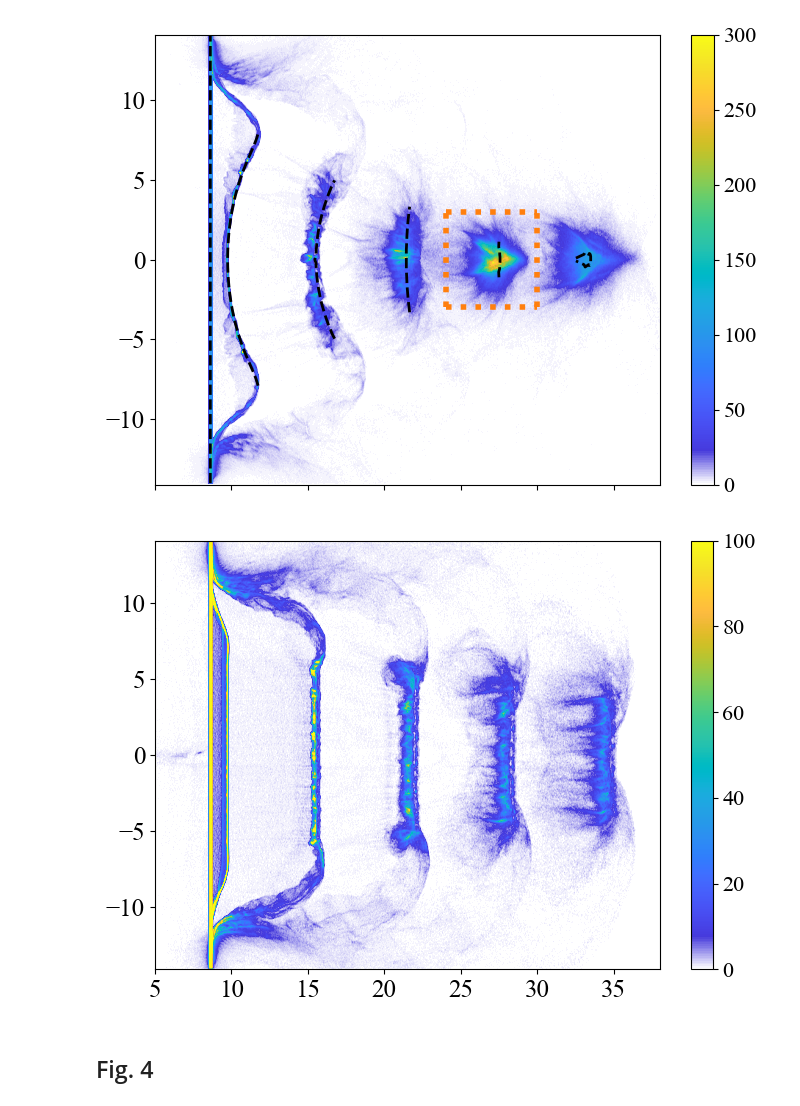
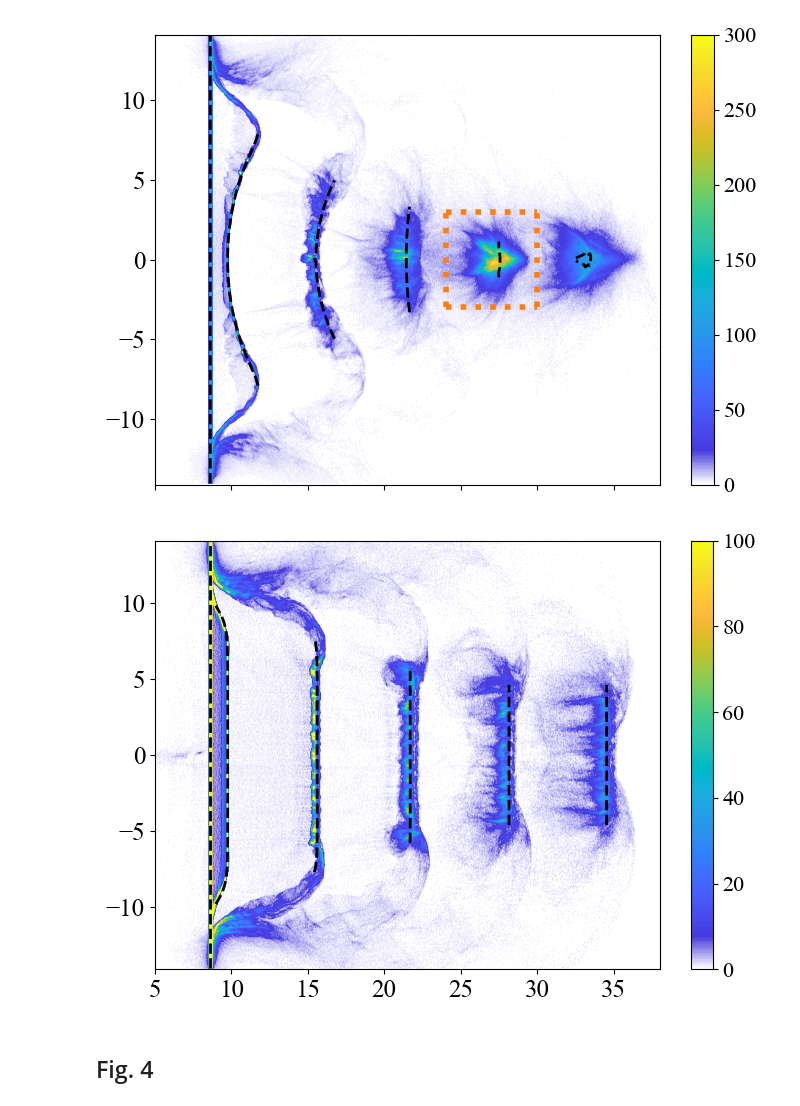
Before and after one commit to kcharbo3/Ideal-Structured-Light-for-Laser-Plasma-Ion-Lensing, a Jupyter notebook: figure_notebook.ipynb, the cells around one changed output. Saved outputs shown, nothing was run; the diff lists cells and outputs as text; code cells hidden in the pictures.

```diff
--- a/figure_notebook.ipynb
+++ b/figure_notebook.ipynb
@@ -316,6 +317,7 @@ w -= 0.0000001
 
 Y, Z, T = np.meshgrid(y, z, t, indexing='ij')
 laser = paraboloid_pulse(Y, Z, T, alpha=.2, spatial_order=6, temporal_order=6)
+laser_sg = paraboloid_pulse(Y, Z, T, alpha=0., spatial_order=6, temporal_order=6)
 # %%
 laser_yx = laser[:, z.size//2, :]
 
@@ -921,6 +923,12 @@ I_paraboloid = convert_laser_to_model_params(laser, y_input_si, z_input_si, t_in
 
 
 I_term_paraboloid = field_term(I_paraboloid)
+
+I_sg = convert_laser_to_model_params(laser_sg, y_input_si, z_input_si, t_input_si, r_range, t_range, T_CLIP,
+                                  laser_start=LASER_START, wavelength_si=WAVELENGTH_SI, E0=E0)
+
+
+I_term_sg = field_term(I_sg)
 # %%
 from scipy.constants import m_p, e, c, epsilon_0, m_e
 
@@ -1084,6 +1092,7 @@ def run_deformable_mirror_model(t_range, r_range, n_particles, n_density, I_term
 # %%
 foil_thickness = d0 * np.ones((n_particles))
 r, x, vx, vr, px, pr, drdr0, dxdr0 = run_deformable_mirror_model(t_range, r_range, n_particles, n_cr_si, I_term_paraboloid, foil_thickness)
+r_sg, x_sg, vx_sg, vr_sg, px_sg, pr_sg, drdr0_sg, dxdr0_sg = run_deformable_mirror_model(t_range, r_range, n_particles, n_cr_si, I_term_sg, foil_thickness)
 # %%
 # === PLOT ===
 plt.figure(figsize=(8, 6))
@@ -1272,57 +1281,76 @@ fig.tight_layout()
 # %%
 # GAUSSIAN
 ts_probe_1 = 2000
-ions = S_gaussian_45pw.Probe(0, "Rho_hydrogen_ions", units=['um', 'fs'], cmap='jet', timesteps = ts_probe_1)
+ions = S_super_gaussian_45pw.Probe(0, "Rho_hydrogen_ions", units=['um', 'fs'], cmap='jet', timesteps = ts_probe_1)
 ions_data_1 = np.array(ions.getData()[0])
 
 ts_probe_2 = 2850
-ions = S_gaussian_45pw.Probe(0, "Rho_hydrogen_ions", units=['um', 'fs'], cmap='jet', timesteps = ts_probe_2)
+ions = S_super_gaussian_45pw.Probe(0, "Rho_hydrogen_ions", units=['um', 'fs'], cmap='jet', timesteps = ts_probe_2)
 ions_data_2 = np.array(ions.getData()[0])
 
 ts_probe_3 = 3700
-ions = S_gaussian_45pw.Probe(0, "Rho_hydrogen_ions", units=['um', 'fs'], cmap='jet', timesteps = ts_probe_3)
+ions = S_super_gaussian_45pw.Probe(0, "Rho_hydrogen_ions", units=['um', 'fs'], cmap='jet', timesteps = ts_probe_3)
 ions_data_3 = np.array(ions.getData()[0])
 
 ts_probe_4 = 4400
-ions = S_gaussian_45pw.Probe(0, "Rho_hydrogen_ions", units=['um', 'fs'], cmap='jet', timesteps = ts_probe_4)
+ions = S_super_gaussian_45pw.Probe(0, "Rho_hydrogen_ions", units=['um', 'fs'], cmap='jet', timesteps = ts_probe_4)
 ions_data_4 = np.array(ions.getData()[0])
 
 
 ts_probe_6 = 5100
-ions = S_gaussian_45pw.Probe(0, "Rho_hydrogen_ions", units=['um', 'fs'], cmap='jet', timesteps = ts_probe_6)
+ions = S_super_gaussian_45pw.Probe(0, "Rho_hydrogen_ions", units=['um', 'fs'], cmap='jet', timesteps = ts_probe_6)
 ions_data_6 = np.array(ions.getData()[0])
 
 
 ts_probe_7 = 5800
-ions = S_gaussian_45pw.Probe(0, "Rho_hydrogen_ions", units=['um', 'fs'], cmap='jet', timesteps = ts_probe_7)
+ions = S_super_gaussian_45pw.Probe(0, "Rho_hydrogen_ions", units=['um', 'fs'], cmap='jet', timesteps = ts_probe_7)
 ions_data_7 = np.array(ions.getData()[0])
 # %%
 FOIL_POS = 8.5 + (.250 / 2)
 
 FONT_SIZE = 16
 xticks = np.array([5, 7.5, 10, 12.5])
 yticks = np.array([-10, -5, 0, 5, 10])
 #fig, ax = plt.subplots(1, figsize=(9, 5))
 fig, ax = plt.subplots(1, figsize=(7.1, 5))
 
 ions_sum = np.maximum(ions_data_1.T, ions_data_2.T)
 ions_sum = np.maximum(ions_sum,  ions_data_3.T)
 ions_sum = np.maximum(ions_sum,  ions_data_4.T)
 ions_sum = np.maximum(ions_sum,  ions_data_6.T)
 ions_sum = np.maximum(ions_sum,  ions_data_7.T)
 
 
 im = ax.imshow(ions_sum, aspect='auto', origin='lower', extent=[0, 48, -14.08, 14.08], vmin=0, vmax=100, cmap=cmap)
 cbar = fig.colorbar(im, ax=ax)
 cbar.ax.tick_params(labelsize=FONT_SIZE)
 
+ax.plot(x_sg[ts_model_1 * 2]*1e6 + FOIL_POS, r_sg[ts_model_1 * 2]*1e6, color='black', linewidth=2, linestyle='--')
+
+ax.plot(x_sg[ts_model_2 * 2][np.abs(r_sg[ts_model_2 * 2]) < 10e-6]*1e6 + FOIL_POS,
+            r_sg[ts_model_2 * 2][np.abs(r_sg[ts_model_2 * 2]) < 10e-6]*1e6, color='black', linewidth=2, linestyle='--')
+
+ax.plot(x_sg[ts_model_3 * 2][np.abs(r_sg[ts_model_3 * 2]) < 8e-6]*1e6 + FOIL_POS,
+            r_sg[ts_model_3 * 2][np.abs(r_sg[ts_model_3 * 2]) < 8e-6]*1e6, color='black', linewidth=2, linestyle='--')
+
+ax.plot(x_sg[ts_model_4 * 2, indices][np.abs(r_sg[ts_model_4 * 2, indices]) < 7e-6]*1e6 + FOIL_POS,
+            r_sg[ts_model_3 * 2, indices][np.abs(r_sg[ts_model_4 * 2, indices]) < 7e-6]*1e6, color='black', linewidth=2, linestyle='--')
+
+ax.plot(x_sg[ts_model_6 * 2, indices][np.abs(r_sg[ts_model_6 * 2, indices]) < 5.5e-6]*1e6 + FOIL_POS,
+            r_sg[ts_model_6 * 2, indices][np.abs(r_sg[ts_model_6 * 2, indices]) < 5.5e-6]*1e6, color='black', linewidth=2, linestyle='--')
+
+ax.plot(x_sg[ts_model_7 * 2, indices][np.abs(r_sg[ts_model_7 * 2, indices]) < 4.8e-6]*1e6 + FOIL_POS,
+            r_sg[ts_model_7 * 2, indices][np.abs(r_sg[ts_model_7 * 2, indices]) < 4.8e-6]*1e6, color='black', linewidth=2, linestyle='--')
+
+
+
 plt.xlim(5, 38)
 ax.tick_params(axis='both', which='major', labelsize=FONT_SIZE + 2)
 ax.set_xticks([5, 10, 15, 20, 25, 30, 35])
 fig.tight_layout()
 #plt.savefig(FIGURE_DIRECTORY + "gaussian_prop.png")
 # %% [output]
-[figure, old version]
+[figure, new version]
 # %% [markdown]
 ## Fig. 4
 # %%
```
Also changed, not shown: parts of 6 cells of this notebook.
